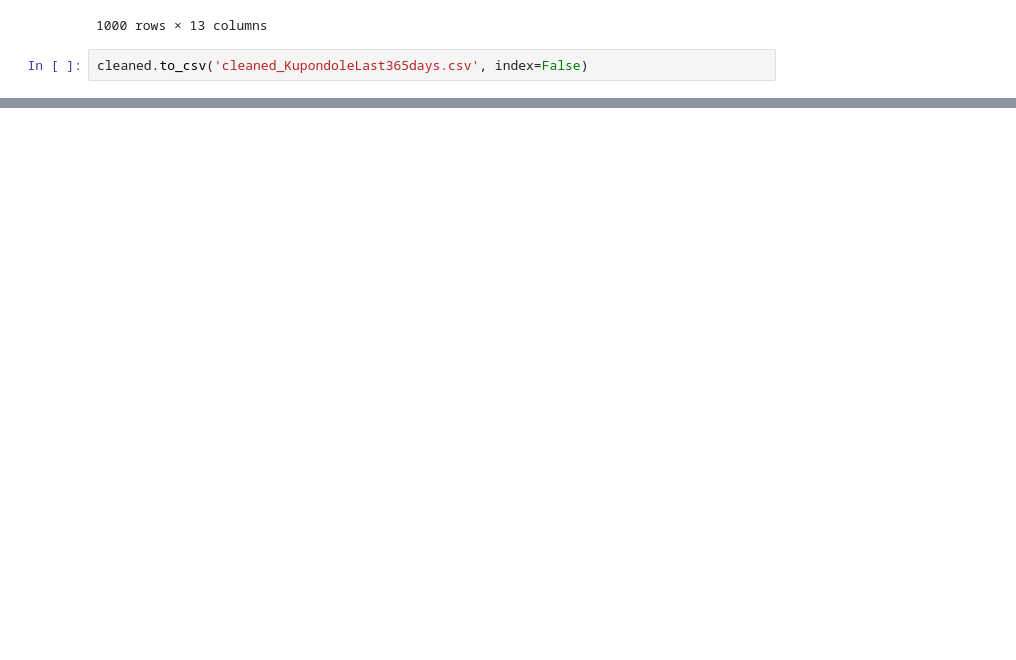
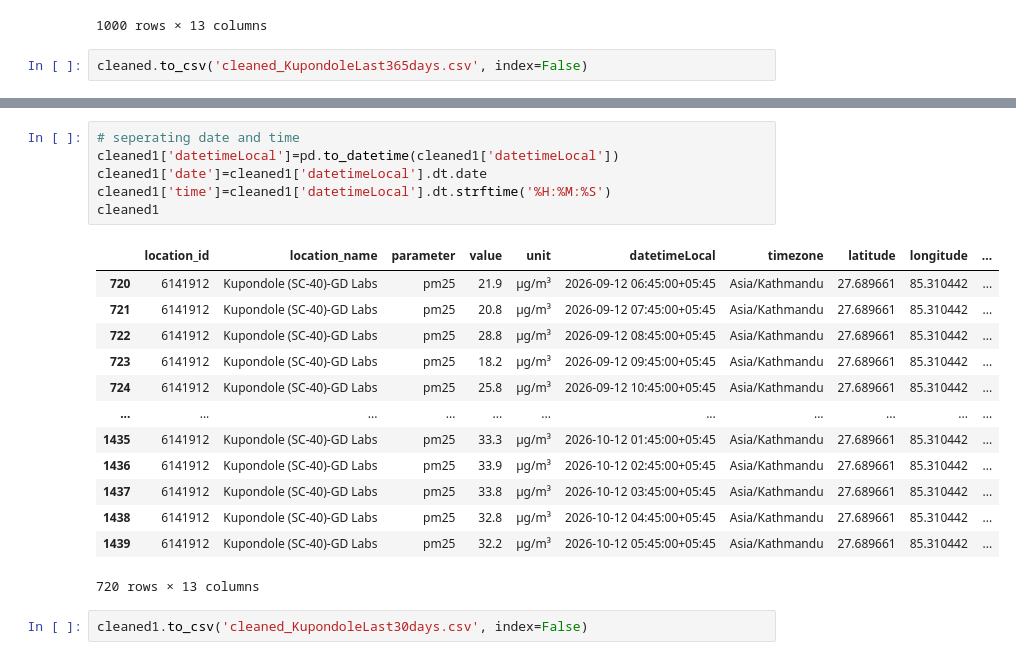
Before and after one commit to Laxmination/Kathmandu-PM2.5-Forecasting, a Jupyter notebook: OpenAQdatasetCleaning/Kupondole Data Cleaning.ipynb, the cells around one changed output, grey strips where cells are left out. Saved outputs shown, nothing was run; the diff lists cells and outputs as text; blank space fills up the shorter version.

```diff
--- a/OpenAQdatasetCleaning/Kupondole Data Cleaning.ipynb
+++ b/OpenAQdatasetCleaning/Kupondole Data Cleaning.ipynb
@@ -107,0 +187,22 @@ cleaned.to_csv('cleaned_KupondoleLast365days.csv', index=False)
+# %%
+# seperating date and time
+cleaned1['datetimeLocal']=pd.to_datetime(cleaned1['datetimeLocal'])
+cleaned1['date']=cleaned1['datetimeLocal'].dt.date
+cleaned1['time']=cleaned1['datetimeLocal'].dt.strftime('%H:%M:%S')
+cleaned1
+# %% [output]
+|  | location_id | location_name | parameter | value | unit | datetimeLocal | timezone | latitude | longitude | ... |
+| 720 | 6141912 | Kupondole (SC-40)-GD Labs | pm25 | 21.9 | µg/m³ | 2026-09-12 06:45:00+05:45 | Asia/Kathmandu | 27.689661 | 85.310442 | ... |
+| 721 | 6141912 | Kupondole (SC-40)-GD Labs | pm25 | 20.8 | µg/m³ | 2026-09-12 07:45:00+05:45 | Asia/Kathmandu | 27.689661 | 85.310442 | ... |
+| 722 | 6141912 | Kupondole (SC-40)-GD Labs | pm25 | 28.8 | µg/m³ | 2026-09-12 08:45:00+05:45 | Asia/Kathmandu | 27.689661 | 85.310442 | ... |
+| 723 | 6141912 | Kupondole (SC-40)-GD Labs | pm25 | 18.2 | µg/m³ | 2026-09-12 09:45:00+05:45 | Asia/Kathmandu | 27.689661 | 85.310442 | ... |
+| 724 | 6141912 | Kupondole (SC-40)-GD Labs | pm25 | 25.8 | µg/m³ | 2026-09-12 10:45:00+05:45 | Asia/Kathmandu | 27.689661 | 85.310442 | ... |
+| ... | ... | ... | ... | ... | ... | ... | ... | ... | ... | ... |
+| 1435 | 6141912 | Kupondole (SC-40)-GD Labs | pm25 | 33.3 | µg/m³ | 2026-10-12 01:45:00+05:45 | Asia/Kathmandu | 27.689661 | 85.310442 | ... |
+| 1436 | 6141912 | Kupondole (SC-40)-GD Labs | pm25 | 33.9 | µg/m³ | 2026-10-12 02:45:00+05:45 | Asia/Kathmandu | 27.689661 | 85.310442 | ... |
+| 1437 | 6141912 | Kupondole (SC-40)-GD Labs | pm25 | 33.8 | µg/m³ | 2026-10-12 03:45:00+05:45 | Asia/Kathmandu | 27.689661 | 85.310442 | ... |
+| 1438 | 6141912 | Kupondole (SC-40)-GD Labs | pm25 | 32.8 | µg/m³ | 2026-10-12 04:45:00+05:45 | Asia/Kathmandu | 27.689661 | 85.310442 | ... |
+| 1439 | 6141912 | Kupondole (SC-40)-GD Labs | pm25 | 32.2 | µg/m³ | 2026-10-12 05:45:00+05:45 | Asia/Kathmandu | 27.689661 | 85.310442 | ... |
+720 rows × 13 columns
+# %%
+cleaned1.to_csv('cleaned_KupondoleLast30days.csv', index=False)
```
Also changed, not shown: parts of 6 cells of this notebook, 1 other file.
